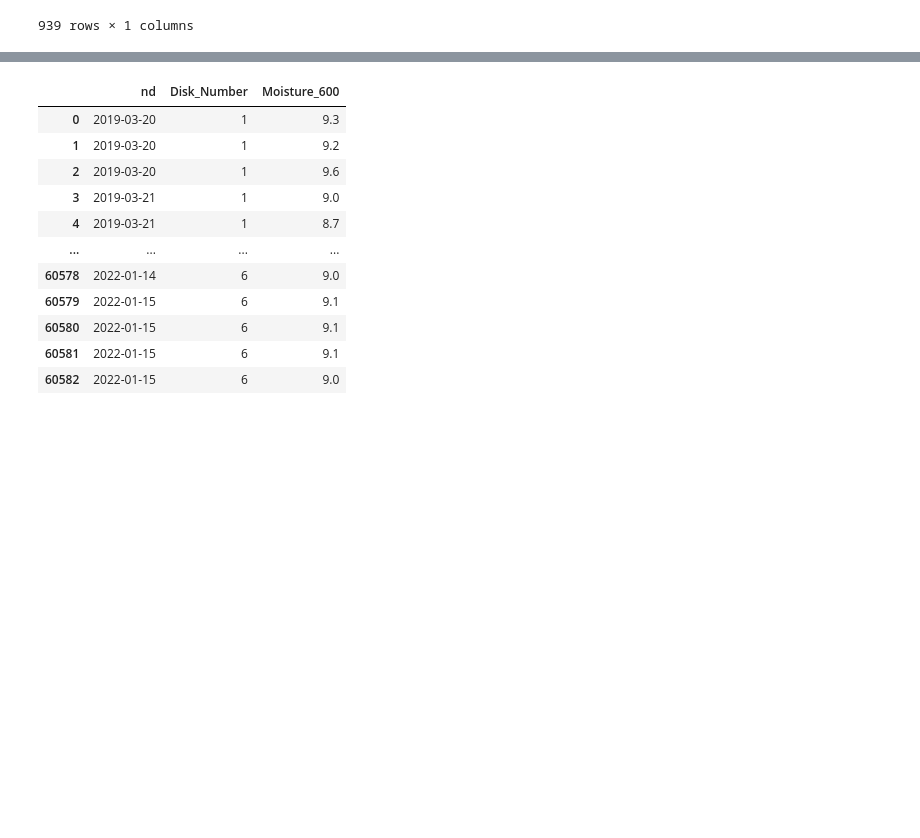
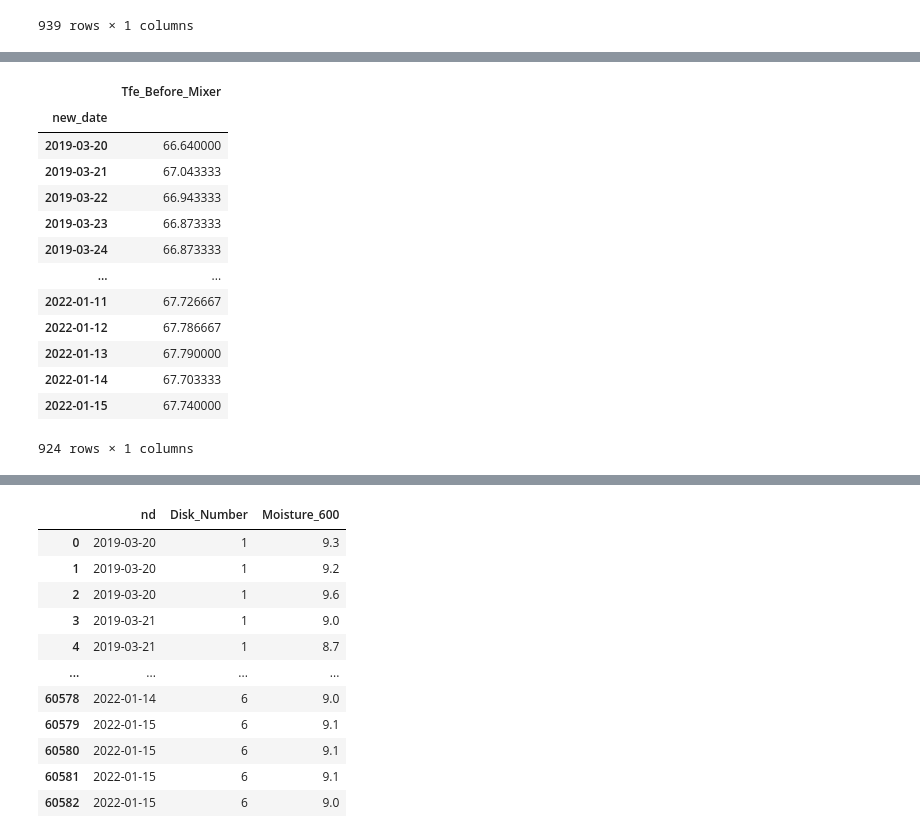
Before and after one commit to heidaralavi/Gas-Prj, a Jupyter notebook: Gas_Prj.ipynb, the cells around one changed output, grey strips where cells are left out. Drawn from its saved outputs; the diff is of its cells as text; code cells hidden in the pictures; blank space fills up the shorter version.

```diff
--- a/Gas_Prj.ipynb
+++ b/Gas_Prj.ipynb
@@ -82,0 +100,23 @@ df2
+# %%
+df3.insert(loc=0, column='new_date', value=df3['Date']+' '+df3['Time'])
+df3['new_date']=pd.to_datetime(df3['new_date'])
+df3['new_date']=df3['new_date']-timedelta( minutes=0, hours=7)
+df3['new_date']=df3['new_date'].dt.date
+df3.drop(['Date','Time'],axis=1,inplace=True)
+df3=df3.groupby(['new_date']).mean()
+df3
+# %% [output]
+|  | Tfe_Before_Mixer |
+| new_date |  |
+| 2019-03-20 | 66.640000 |
+| 2019-03-21 | 67.043333 |
+| 2019-03-22 | 66.943333 |
+| 2019-03-23 | 66.873333 |
+| 2019-03-24 | 66.873333 |
+| ... | ... |
+| 2022-01-11 | 67.726667 |
+| 2022-01-12 | 67.786667 |
+| 2022-01-13 | 67.790000 |
+| 2022-01-14 | 67.703333 |
+| 2022-01-15 | 67.740000 |
+924 rows × 1 columns
```
Also changed, not shown: parts of 4 cells of this notebook.
